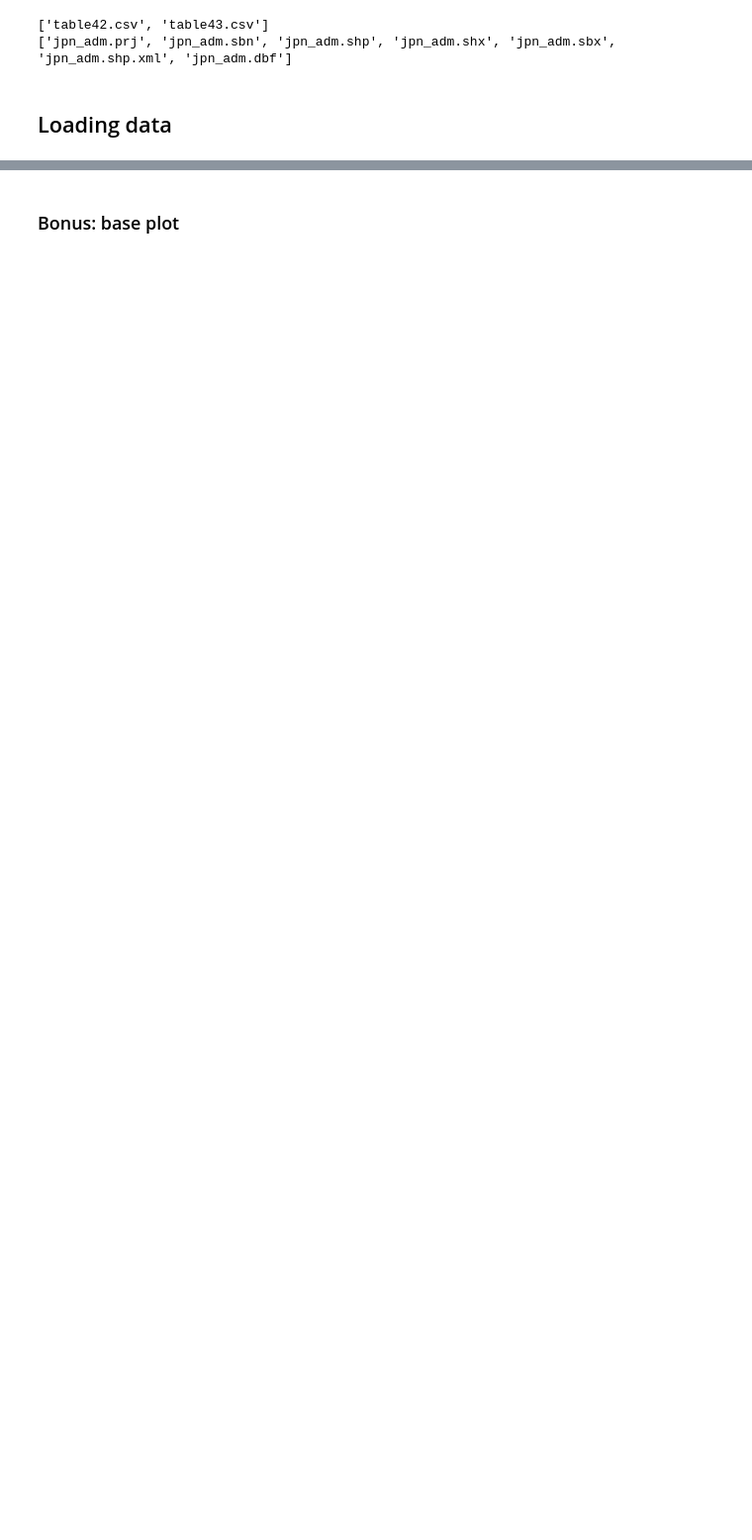
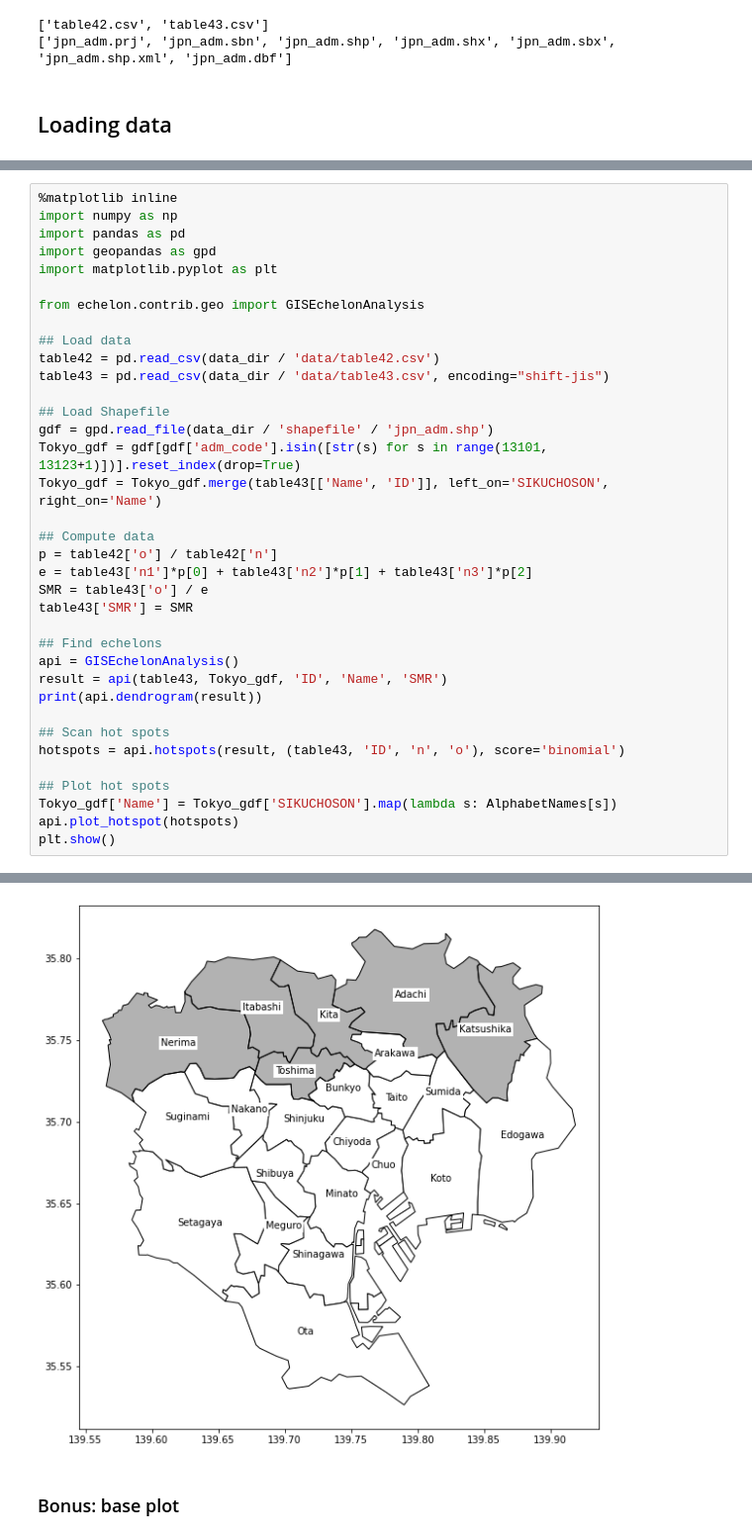
Before and after one commit to takeshi-teshima/echelon-py-examples, a Jupyter notebook: application-neumonia-Tokyo.ipynb, the cells around one changed output, grey strips where cells are left out. Shown at 99% size. Cells and saved outputs as stored; diff of their text form; blank space fills up the shorter version.

```diff
--- a/application-neumonia-Tokyo.ipynb
+++ b/application-neumonia-Tokyo.ipynb
@@ -109,0 +203,37 @@ queen = weights.Queen.from_dataframe(Tokyo_gdf)
+# %%
+%matplotlib inline
+import numpy as np
+import pandas as pd
+import geopandas as gpd
+import matplotlib.pyplot as plt
+
+from echelon.contrib.geo import GISEchelonAnalysis
+
+## Load data
+table42 = pd.read_csv(data_dir / 'data/table42.csv')
+table43 = pd.read_csv(data_dir / 'data/table43.csv', encoding="shift-jis")
+
+## Load Shapefile
+gdf = gpd.read_file(data_dir / 'shapefile' / 'jpn_adm.shp')
+Tokyo_gdf = gdf[gdf['adm_code'].isin([str(s) for s in range(13101, 13123+1)])].reset_index(drop=True)
+Tokyo_gdf = Tokyo_gdf.merge(table43[['Name', 'ID']], left_on='SIKUCHOSON', right_on='Name')
+
+## Compute data
+p = table42['o'] / table42['n']
+e = table43['n1']*p[0] + table43['n2']*p[1] + table43['n3']*p[2]
+SMR = table43['o'] / e
+table43['SMR'] = SMR
+
+## Find echelons
+api = GISEchelonAnalysis()
+result = api(table43, Tokyo_gdf, 'ID', 'Name', 'SMR')
+print(api.dendrogram(result))
+
+## Scan hot spots
+hotspots = api.hotspots(result, (table43, 'ID', 'n', 'o'), score='binomial')
+
+## Plot hot spots
+Tokyo_gdf['Name'] = Tokyo_gdf['SIKUCHOSON'].map(lambda s: AlphabetNames[s])
+api.plot_hotspot(hotspots)
+plt.show()
+# %% [output]
@@ -110,2 +260,3 @@ queen = weights.Queen.from_dataframe(Tokyo_gdf)
+[figure, added]
 # %% [markdown]
 ### Bonus: base plot
```
Also changed, not shown: parts of 41 cells of this notebook, 8 other files.
